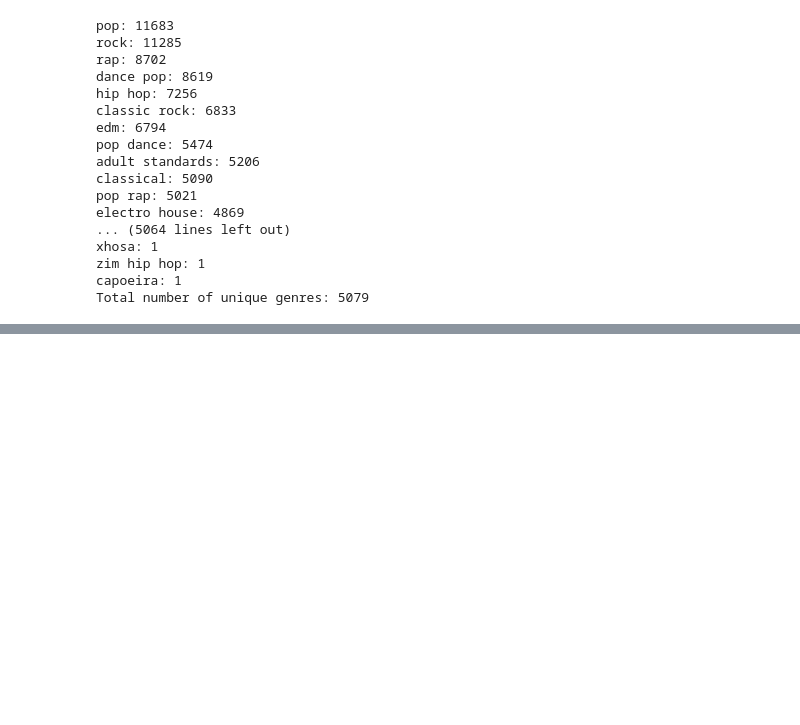
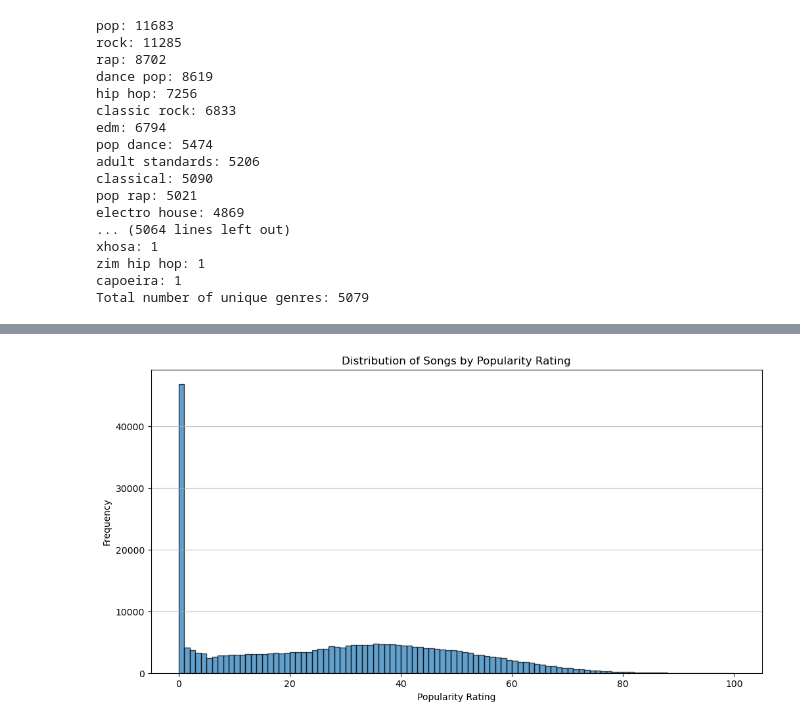
Before and after one commit to kcwaggs/project-4, a Jupyter notebook: test.ipynb, the cells around one changed output, grey strips where cells are left out. Saved outputs shown, nothing was run; the diff lists cells and outputs as text; code cells hidden in the pictures; blank space fills up the shorter version.

```diff
--- a/test.ipynb
+++ b/test.ipynb
@@ -1227,0 +1248,13 @@ Total number of unique genres: 5079
+# %%
+import matplotlib.pyplot as plt
+
+# Plot histogram of 'popularity' column in maindf_encoded DataFrame
+plt.figure(figsize=(12, 6))
+plt.hist(maindf_encoded['popularity'], bins=range(0, 101, 1), edgecolor='black', alpha=0.7)
+plt.xlabel('Popularity Rating')
+plt.ylabel('Frequency')
+plt.title('Distribution of Songs by Popularity Rating')
+plt.grid(axis='y', alpha=0.75)
+plt.show()
+# %% [output]
+[figure, added]
```
Also changed, not shown: parts of 10 cells of this notebook.
